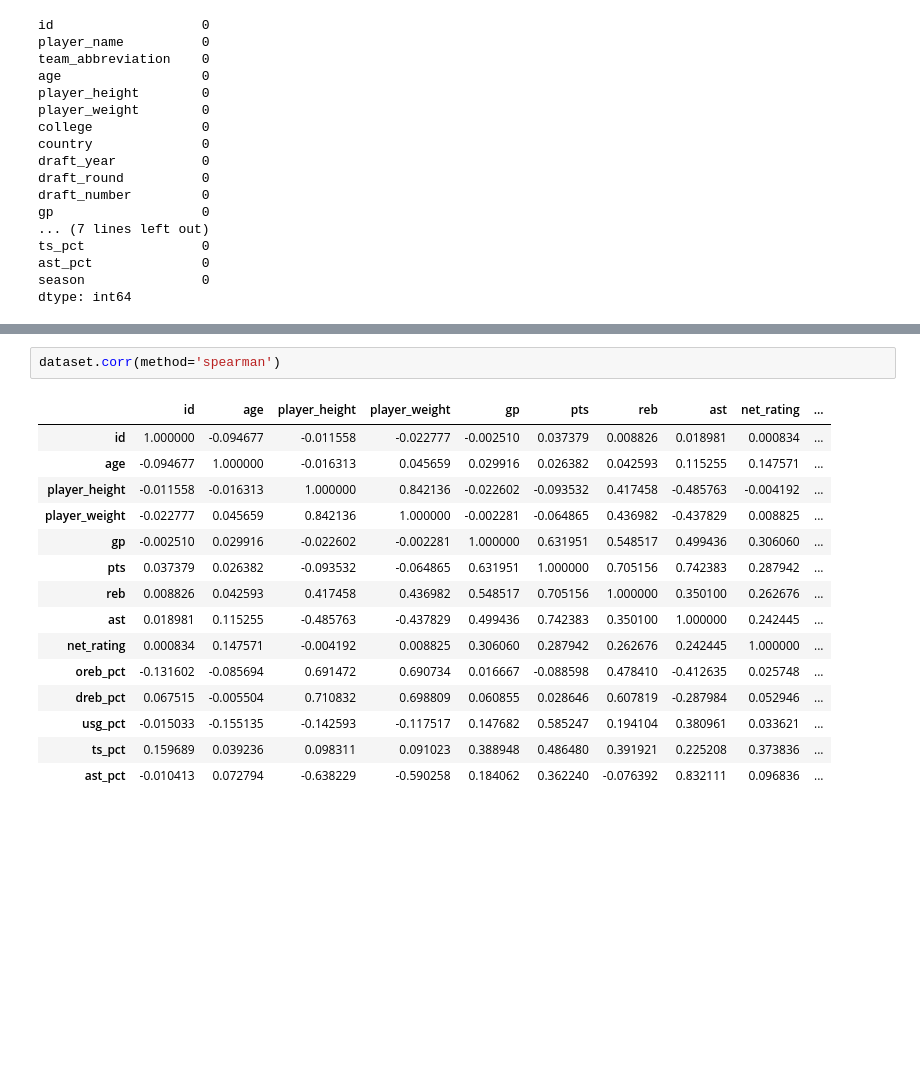
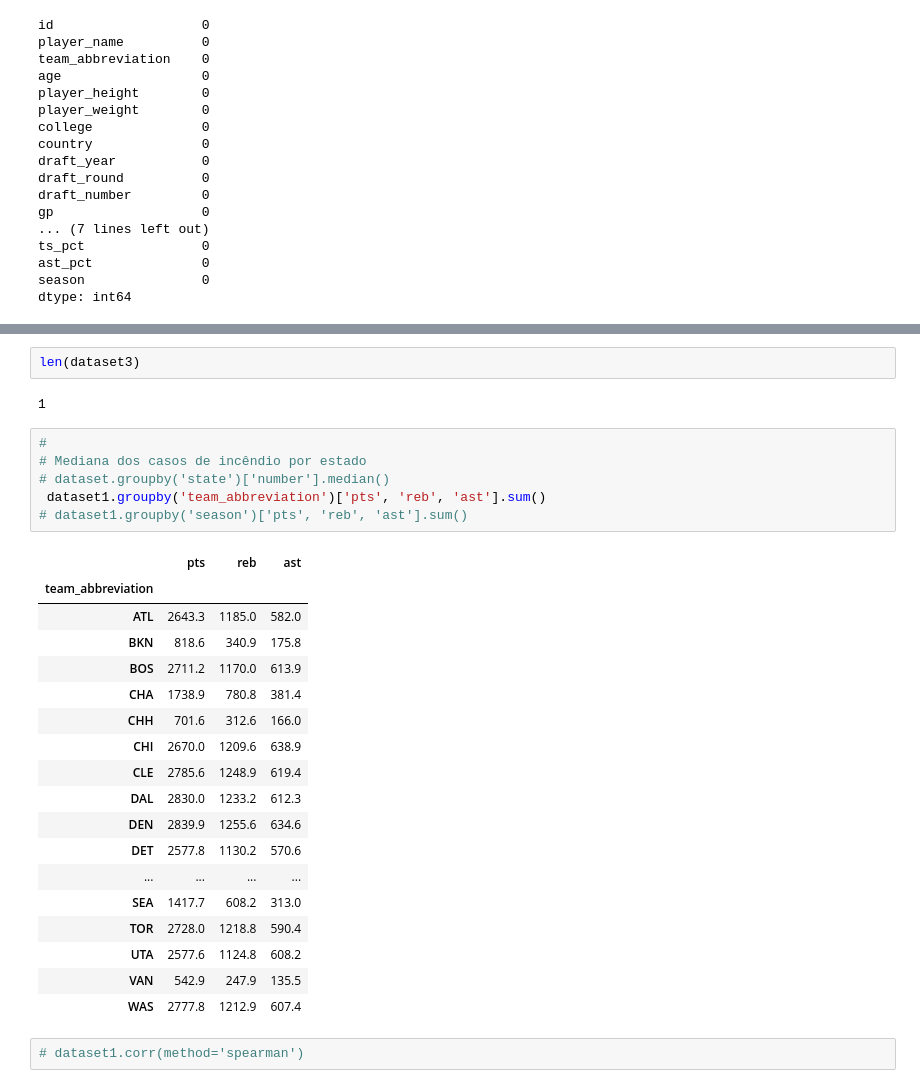
Before and after one commit to cristianosps/Introducao_Ciencia_de_Dados, a Jupyter notebook: Interpretacao_Estatistica_NBA_1996_2016.ipynb, the cells around one changed output, grey strips where cells are left out. Saved outputs shown, nothing was run; the diff lists cells and outputs as text; blank space fills up the shorter version.

```diff
--- a/Interpretacao_Estatistica_NBA_1996_2016.ipynb
+++ b/Interpretacao_Estatistica_NBA_1996_2016.ipynb
@@ -228,18 +354,31 @@ PS: Como verificado durante a preparação, **a base de dados é concistente e c
+# %%
+len(dataset3)
+# %% [output]
+1
+# %%
+#
+# Mediana dos casos de incêndio por estado
+# dataset.groupby('state')['number'].median()
+ dataset1.groupby('team_abbreviation')['pts', 'reb', 'ast'].sum()
+# dataset1.groupby('season')['pts', 'reb', 'ast'].sum()
+# %% [output]
+|  | pts | reb | ast |
+| team_abbreviation |  |  |  |
+| ATL | 2643.3 | 1185.0 | 582.0 |
+| BKN | 818.6 | 340.9 | 175.8 |
+| BOS | 2711.2 | 1170.0 | 613.9 |
+| CHA | 1738.9 | 780.8 | 381.4 |
+| CHH | 701.6 | 312.6 | 166.0 |
+| CHI | 2670.0 | 1209.6 | 638.9 |
+| CLE | 2785.6 | 1248.9 | 619.4 |
+| DAL | 2830.0 | 1233.2 | 612.3 |
+| DEN | 2839.9 | 1255.6 | 634.6 |
+| DET | 2577.8 | 1130.2 | 570.6 |
+| ... | ... | ... | ... |
+| SEA | 1417.7 | 608.2 | 313.0 |
+| TOR | 2728.0 | 1218.8 | 590.4 |
+| UTA | 2577.6 | 1124.8 | 608.2 |
+| VAN | 542.9 | 247.9 | 135.5 |
+| WAS | 2777.8 | 1212.9 | 607.4 |
 # %%
-dataset.corr(method='spearman')
+# dataset1.corr(method='spearman')
-# %% [output]
-|  | id | age | player_height | player_weight | gp | pts | reb | ast | net_rating | ... |
-| id | 1.000000 | -0.094677 | -0.011558 | -0.022777 | -0.002510 | 0.037379 | 0.008826 | 0.018981 | 0.000834 | ... |
-| age | -0.094677 | 1.000000 | -0.016313 | 0.045659 | 0.029916 | 0.026382 | 0.042593 | 0.115255 | 0.147571 | ... |
-| player_height | -0.011558 | -0.016313 | 1.000000 | 0.842136 | -0.022602 | -0.093532 | 0.417458 | -0.485763 | -0.004192 | ... |
-| player_weight | -0.022777 | 0.045659 | 0.842136 | 1.000000 | -0.002281 | -0.064865 | 0.436982 | -0.437829 | 0.008825 | ... |
-| gp | -0.002510 | 0.029916 | -0.022602 | -0.002281 | 1.000000 | 0.631951 | 0.548517 | 0.499436 | 0.306060 | ... |
-| pts | 0.037379 | 0.026382 | -0.093532 | -0.064865 | 0.631951 | 1.000000 | 0.705156 | 0.742383 | 0.287942 | ... |
-| reb | 0.008826 | 0.042593 | 0.417458 | 0.436982 | 0.548517 | 0.705156 | 1.000000 | 0.350100 | 0.262676 | ... |
-| ast | 0.018981 | 0.115255 | -0.485763 | -0.437829 | 0.499436 | 0.742383 | 0.350100 | 1.000000 | 0.242445 | ... |
-| net_rating | 0.000834 | 0.147571 | -0.004192 | 0.008825 | 0.306060 | 0.287942 | 0.262676 | 0.242445 | 1.000000 | ... |
-| oreb_pct | -0.131602 | -0.085694 | 0.691472 | 0.690734 | 0.016667 | -0.088598 | 0.478410 | -0.412635 | 0.025748 | ... |
-| dreb_pct | 0.067515 | -0.005504 | 0.710832 | 0.698809 | 0.060855 | 0.028646 | 0.607819 | -0.287984 | 0.052946 | ... |
-| usg_pct | -0.015033 | -0.155135 | -0.142593 | -0.117517 | 0.147682 | 0.585247 | 0.194104 | 0.380961 | 0.033621 | ... |
-| ts_pct | 0.159689 | 0.039236 | 0.098311 | 0.091023 | 0.388948 | 0.486480 | 0.391921 | 0.225208 | 0.373836 | ... |
-| ast_pct | -0.010413 | 0.072794 | -0.638229 | -0.590258 | 0.184062 | 0.362240 | -0.076392 | 0.832111 | 0.096836 | ... |
```
Also changed, not shown: parts of 18 cells of this notebook.
